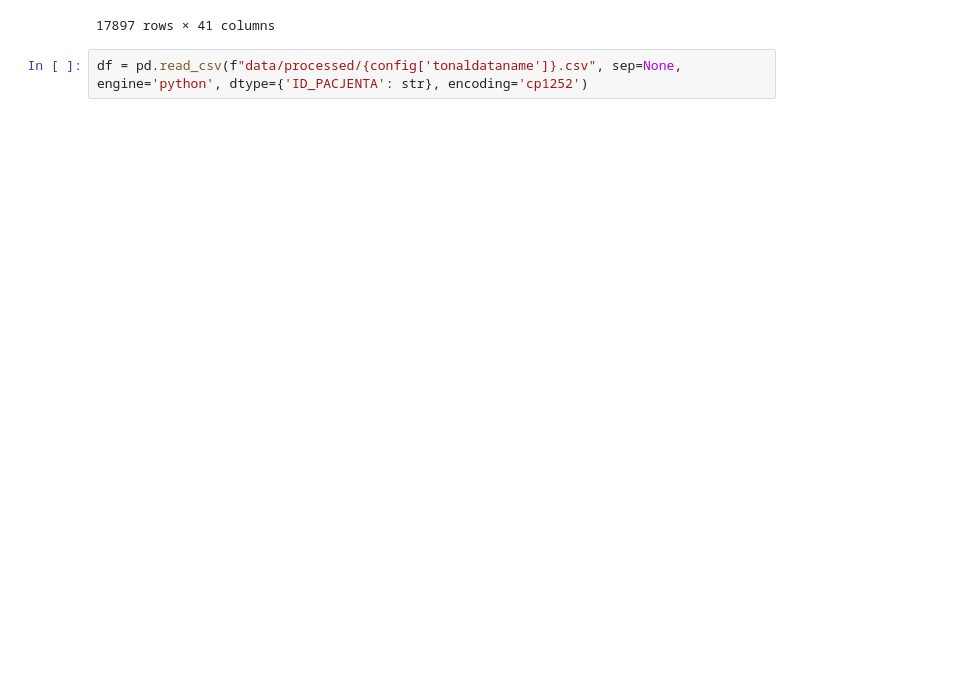
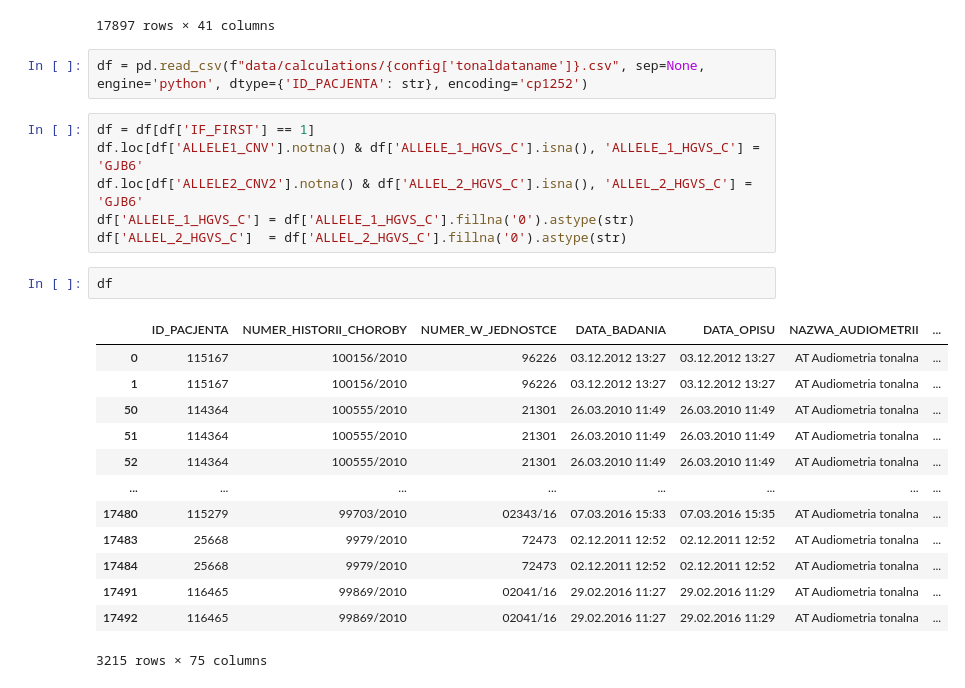
Before and after one commit to maria0026/GeneHearing, a Jupyter notebook: notebooks/data_info.ipynb, the cells around one changed output. Drawn from its saved outputs; the diff is of its cells as text; blank space fills up the shorter version.

```diff
--- a/notebooks/data_info.ipynb
+++ b/notebooks/data_info.ipynb
@@ -114,7 +118,29 @@ df
 | 17896 | 116465 | 99869/2010 | 315227 | 2021-08-11 11:03:00 | 11.08.2021 11:04 | AT Audiometria tonalna | ... |
 17897 rows × 41 columns
 # %%
-df = pd.read_csv(f"data/processed/{config['tonaldataname']}.csv", sep=None, engine='python', dtype={'ID_PACJENTA': str}, encoding='cp1252')
+df = pd.read_csv(f"data/calculations/{config['tonaldataname']}.csv", sep=None, engine='python', dtype={'ID_PACJENTA': str}, encoding='cp1252')
+# %%
+df = df[df['IF_FIRST'] == 1]
+df.loc[df['ALLELE1_CNV'].notna() & df['ALLELE_1_HGVS_C'].isna(), 'ALLELE_1_HGVS_C'] = 'GJB6'
+df.loc[df['ALLELE2_CNV2'].notna() & df['ALLEL_2_HGVS_C'].isna(), 'ALLEL_2_HGVS_C'] = 'GJB6'
+df['ALLELE_1_HGVS_C'] = df['ALLELE_1_HGVS_C'].fillna('0').astype(str)
+df['ALLEL_2_HGVS_C']  = df['ALLEL_2_HGVS_C'].fillna('0').astype(str)
+# %%
+df
+# %% [output]
+|  | ID_PACJENTA | NUMER_HISTORII_CHOROBY | NUMER_W_JEDNOSTCE | DATA_BADANIA | DATA_OPISU | NAZWA_AUDIOMETRII | ... |
+| 0 | 115167 | 100156/2010 | 96226 | 03.12.2012 13:27 | 03.12.2012 13:27 | AT Audiometria tonalna | ... |
+| 1 | 115167 | 100156/2010 | 96226 | 03.12.2012 13:27 | 03.12.2012 13:27 | AT Audiometria tonalna | ... |
+| 50 | 114364 | 100555/2010 | 21301 | 26.03.2010 11:49 | 26.03.2010 11:49 | AT Audiometria tonalna | ... |
+| 51 | 114364 | 100555/2010 | 21301 | 26.03.2010 11:49 | 26.03.2010 11:49 | AT Audiometria tonalna | ... |
+| 52 | 114364 | 100555/2010 | 21301 | 26.03.2010 11:49 | 26.03.2010 11:49 | AT Audiometria tonalna | ... |
+| ... | ... | ... | ... | ... | ... | ... | ... |
+| 17480 | 115279 | 99703/2010 | 02343/16 | 07.03.2016 15:33 | 07.03.2016 15:35 | AT Audiometria tonalna | ... |
+| 17483 | 25668 | 9979/2010 | 72473 | 02.12.2011 12:52 | 02.12.2011 12:52 | AT Audiometria tonalna | ... |
+| 17484 | 25668 | 9979/2010 | 72473 | 02.12.2011 12:52 | 02.12.2011 12:52 | AT Audiometria tonalna | ... |
+| 17491 | 116465 | 99869/2010 | 02041/16 | 29.02.2016 11:27 | 29.02.2016 11:29 | AT Audiometria tonalna | ... |
+| 17492 | 116465 | 99869/2010 | 02041/16 | 29.02.2016 11:27 | 29.02.2016 11:29 | AT Audiometria tonalna | ... |
+3215 rows × 75 columns
 # %%
 BIAP_label_map = {
     "Prawidlowy": 0,
```
Also changed, not shown: parts of 8 cells of this notebook.
